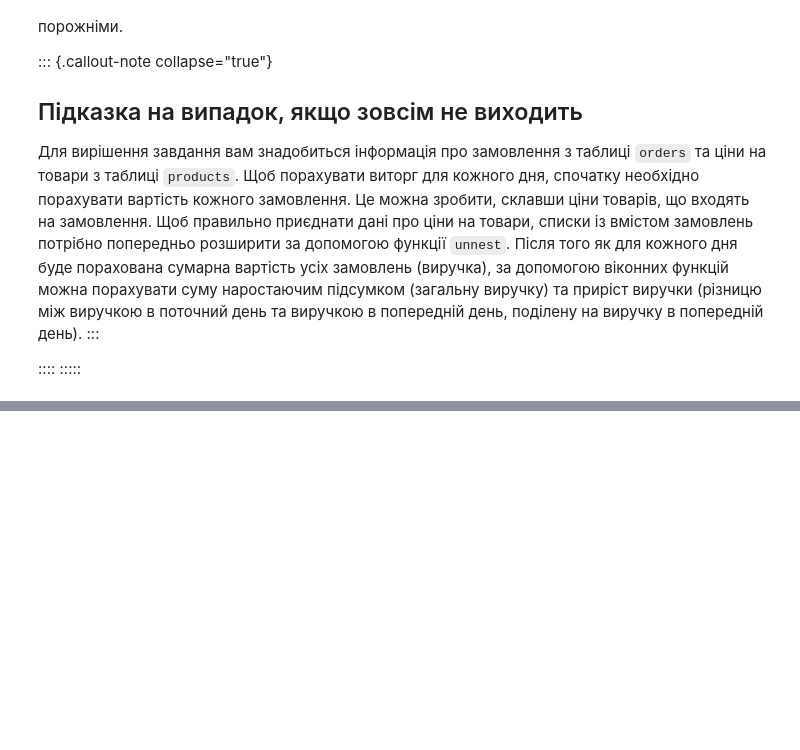
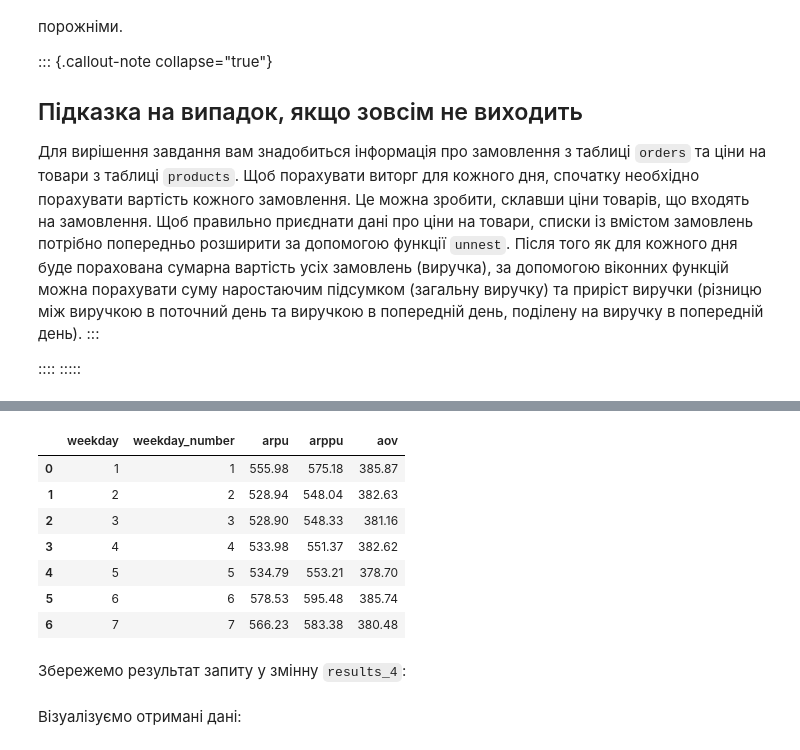
Before and after one commit to Aranaur/py4ds, a Jupyter notebook: sql_metrics.ipynb, the cells around one changed output, grey strips where cells are left out. Saved outputs shown, nothing was run; the diff lists cells and outputs as text; code cells hidden in the pictures; blank space fills up the shorter version.

```diff
--- a/sql_metrics.ipynb
+++ b/sql_metrics.ipynb
@@ -76,0 +636,57 @@ import pandas as pd
+# %%
+#| code-fold: true
+#| code-summary: "Рішення"
+
+%%sql
+SELECT weekday, t1.weekday_number AS weekday_number,
+        ROUND(revenue::decimal / users, 2) AS arpu,
+        ROUND(revenue::decimal / paying_users, 2) AS arppu,
+        ROUND(revenue::decimal / orders, 2) AS aov
+    FROM (
+        SELECT DATE_PART('isodow', creation_time) AS weekday,
+                MAX(DATE_PART('isodow', creation_time)) AS weekday_number,
+                COUNT(DISTINCT order_id) AS orders,
+                SUM(price) AS revenue
+        FROM (
+            SELECT order_id,
+                creation_time,
+                UNNEST(product_ids) AS product_id
+            FROM orders
+            WHERE order_id NOT IN (SELECT order_id FROM user_actions WHERE action='cancel_order')
+                AND creation_time >= '2022-08-26' AND creation_time < '2022-09-09'
+            ) t4
+        LEFT JOIN products
+        USING(product_id)
+        GROUP BY weekday
+    ) t1
+    LEFT JOIN (
+        SELECT DATE_PART('isodow', time) AS weekday,
+            MAX(DATE_PART('isodow', time)) AS weekday_number,
+            COUNT(DISTINCT user_id) AS users
+        FROM user_actions
+        WHERE time >= '2022-08-26' AND time < '2022-09-09'
+        GROUP BY weekday
+    ) t2
+    USING (weekday)
+    LEFT JOIN (
+        SELECT DATE_PART('isodow', time) AS weekday,
+            MAX(DATE_PART('isodow', time)) AS weekday_number,
+            COUNT(DISTINCT user_id) AS paying_users
+        FROM user_actions
+        WHERE order_id NOT IN (SELECT order_id FROM user_actions WHERE action='cancel_order')
+            AND time >= '2022-08-26' AND time < '2022-09-09'
+        GROUP BY weekday
+    ) t3
+    USING (weekday)
+    ORDER BY weekday_number
+# %% [output]
+|  | weekday | weekday_number | arpu | arppu | aov |
+| 0 | 1 | 1 | 555.98 | 575.18 | 385.87 |
+| 1 | 2 | 2 | 528.94 | 548.04 | 382.63 |
+| 2 | 3 | 3 | 528.90 | 548.33 | 381.16 |
+| 3 | 4 | 4 | 533.98 | 551.37 | 382.62 |
+| 4 | 5 | 5 | 534.79 | 553.21 | 378.70 |
+| 5 | 6 | 6 | 578.53 | 595.48 | 385.74 |
+| 6 | 7 | 7 | 566.23 | 583.38 | 380.48 |
+# %% [markdown]
+Збережемо результат запиту у змінну `results_4`:
@@ -76,0 +738,2 @@ import pandas as pd
+# %% [markdown]
+Візуалізуємо отримані дані:
```
Also changed, not shown: parts of 28 cells of this notebook, 2 other files.
